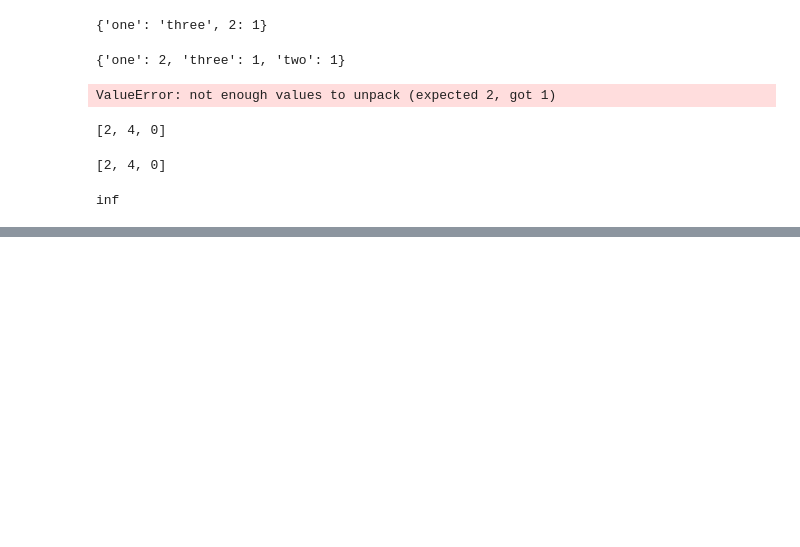
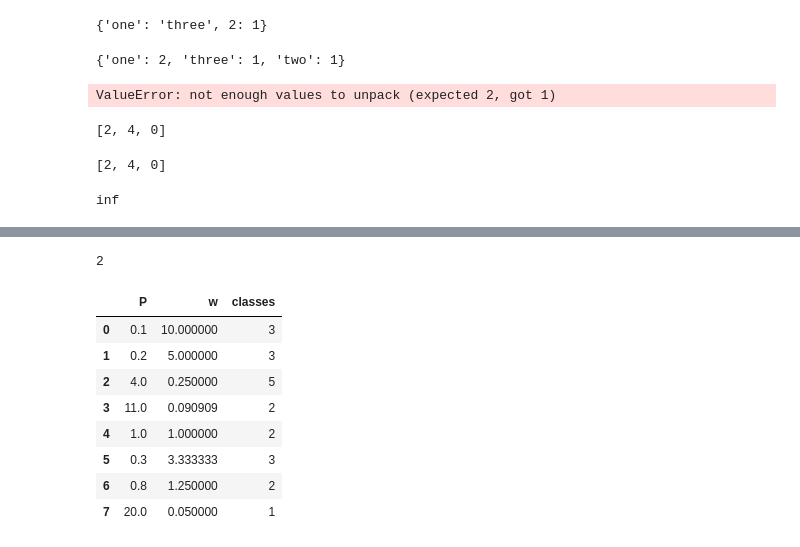
Before and after one commit to codekot/logistics_knn, a Jupyter notebook: testing.ipynb, the cells around one changed output, grey strips where cells are left out. Saved outputs shown, nothing was run; the diff lists cells and outputs as text; code cells hidden in the pictures; blank space fills up the shorter version.

```diff
--- a/testing.ipynb
+++ b/testing.ipynb
@@ -530,0 +539,2 @@ inf
+# %%
+w = 1/(P + eps)
@@ -530,0 +555,16 @@ inf
+# %%
+num_samples = w.shape[0]
+result = []
+for i in range(num_samples):
+    df = pd.DataFrame()
+    print(P[i])
+    df["P"] = P[i]
+    df["weights"] = w[i]
+    df["classes"] = classes
+    df = df.sort_values("P")
+    df_limit = df.iloc[0:5]
+    y = df_limit["classes"].to_numpy()
+    weights = df_limit["weights"].to_numpy()
+    class_weights = get_class_weights(y, weights, classes_)
+    result.append(class_weights)
+np.array(result)
@@ -530,0 +584,20 @@ inf
+# %%
+np.ones(df_P.shape).shape[0]
+# %% [output]
+2
+# %%
+df['w'] = w
+# %%
+df['classes'] = classes
+# %%
+df
+# %% [output]
+|  | P | w | classes |
+| 0 | 0.1 | 10.000000 | 3 |
+| 1 | 0.2 | 5.000000 | 3 |
+| 2 | 4.0 | 0.250000 | 5 |
+| 3 | 11.0 | 0.090909 | 2 |
+| 4 | 1.0 | 1.000000 | 2 |
+| 5 | 0.3 | 3.333333 | 3 |
+| 6 | 0.8 | 1.250000 | 2 |
+| 7 | 20.0 | 0.050000 | 1 |
```
Also changed, not shown: parts of 28 cells of this notebook, 1 other file.
